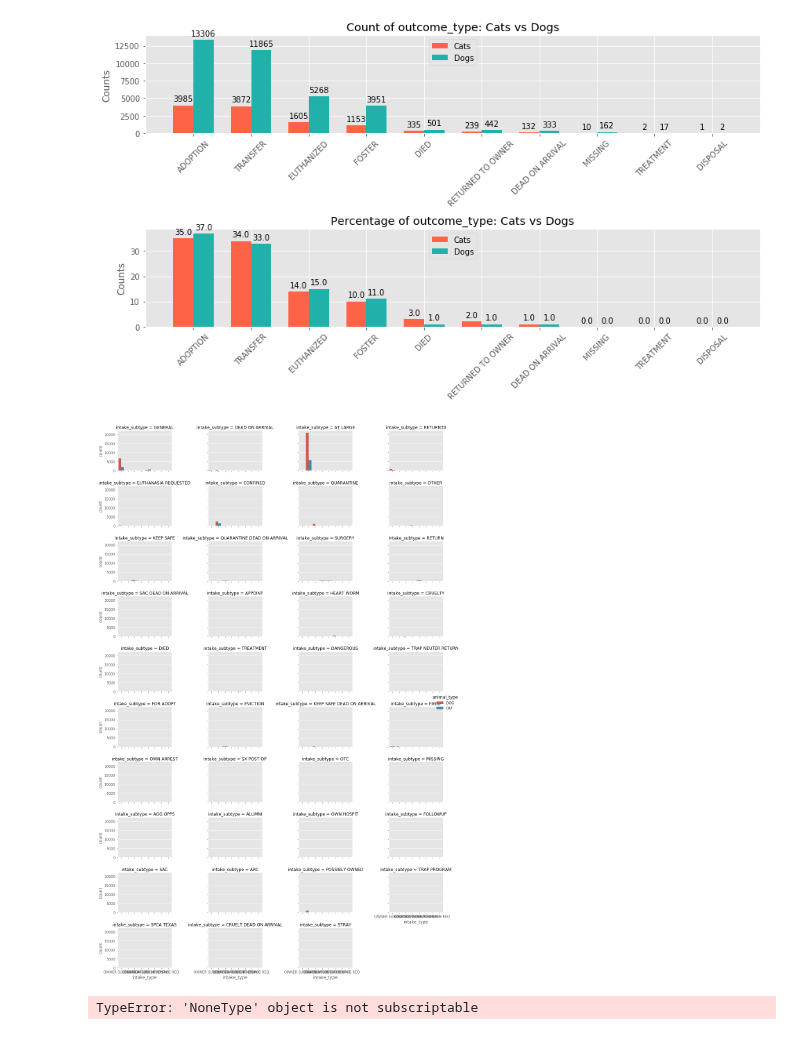
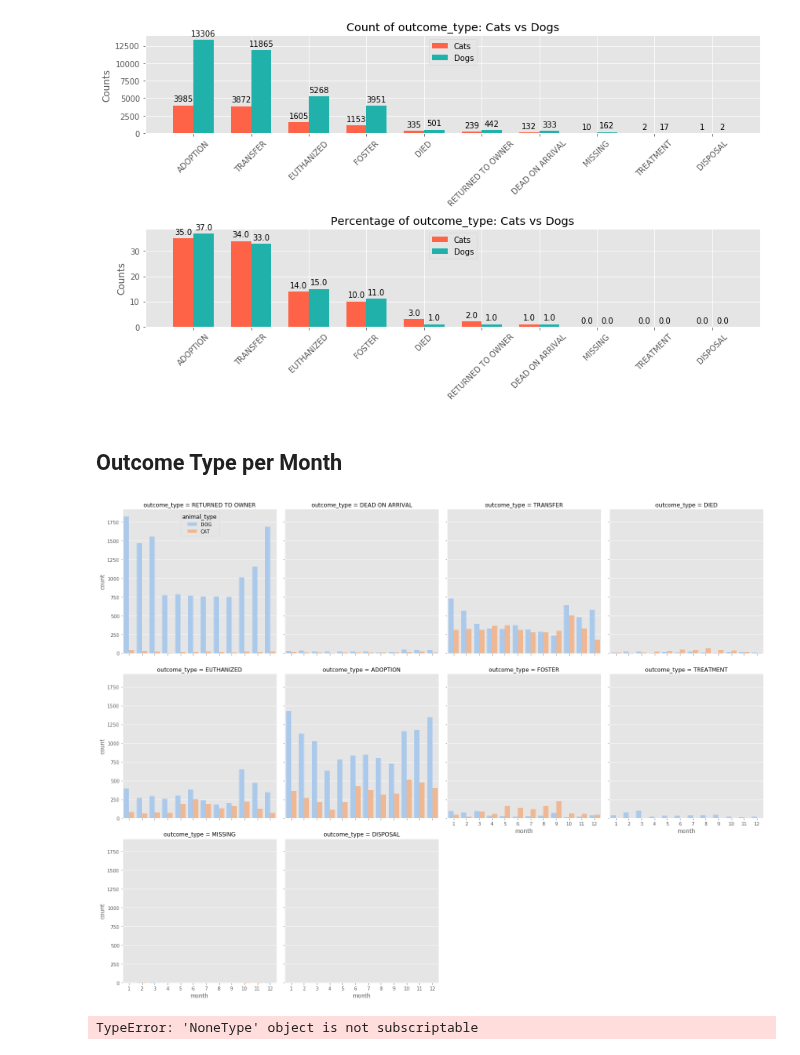
Before and after one commit to cwong690/Dallas-Paws, a Jupyter notebook: dallas_animals.ipynb, the cells around one changed output. Drawn from its saved outputs; the diff is of its cells as text; code cells hidden in the pictures.

Commit message:
add outcome type per month graph

```diff
--- a/dallas_animals.ipynb
+++ b/dallas_animals.ipynb
@@ -531,3 +529,5 @@ cats
+# %%
+dallas['month'] = dallas['intake_datetime'].dt.month
 # %% [markdown]
 ## Plots and Graphs
 # %% [markdown]
@@ -603,13 +612,15 @@ bar_percent(axes[1], cats['outcome_type'].value_counts(), dogs['outcome_type'].v
 plt.tight_layout()
 # %% [output]
 [figure]
+# %% [markdown]
+## Outcome Type per Month
 # %%
-g = sns.catplot(x="intake_type", col="intake_subtype", hue='animal_type', col_wrap=4,
-                data=dallas, kind="count", height=2.25, aspect=1.5)
+g = sns.catplot(x='month', col='outcome_type', hue='animal_type', col_wrap=4,
+                data=dallas, kind="count", palette= 'pastel', legend_out=False)
 
 plt.tight_layout()
 # %% [output]
-[figure, old version]
+[figure, new version]
 # %%
 sns.catplot(x=np.array(dallas['intake_subtype'].value_counts().index), y=dallas['intake_subtype'].value_counts().values, col=np.array(dallas['intake_type'].value_counts().index), kind='bar')
 # %%
```
Also changed, not shown: parts of 3 cells of this notebook.
